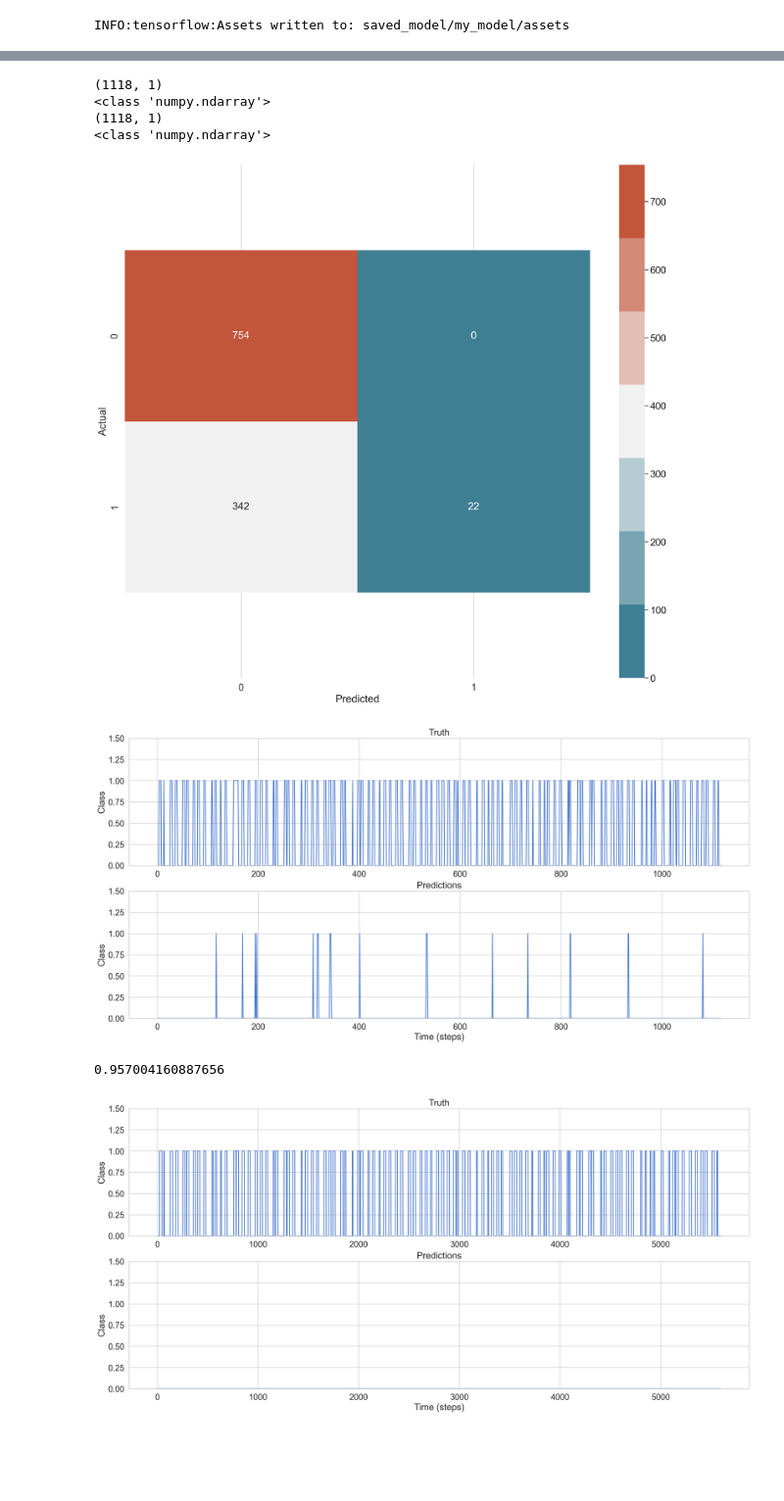
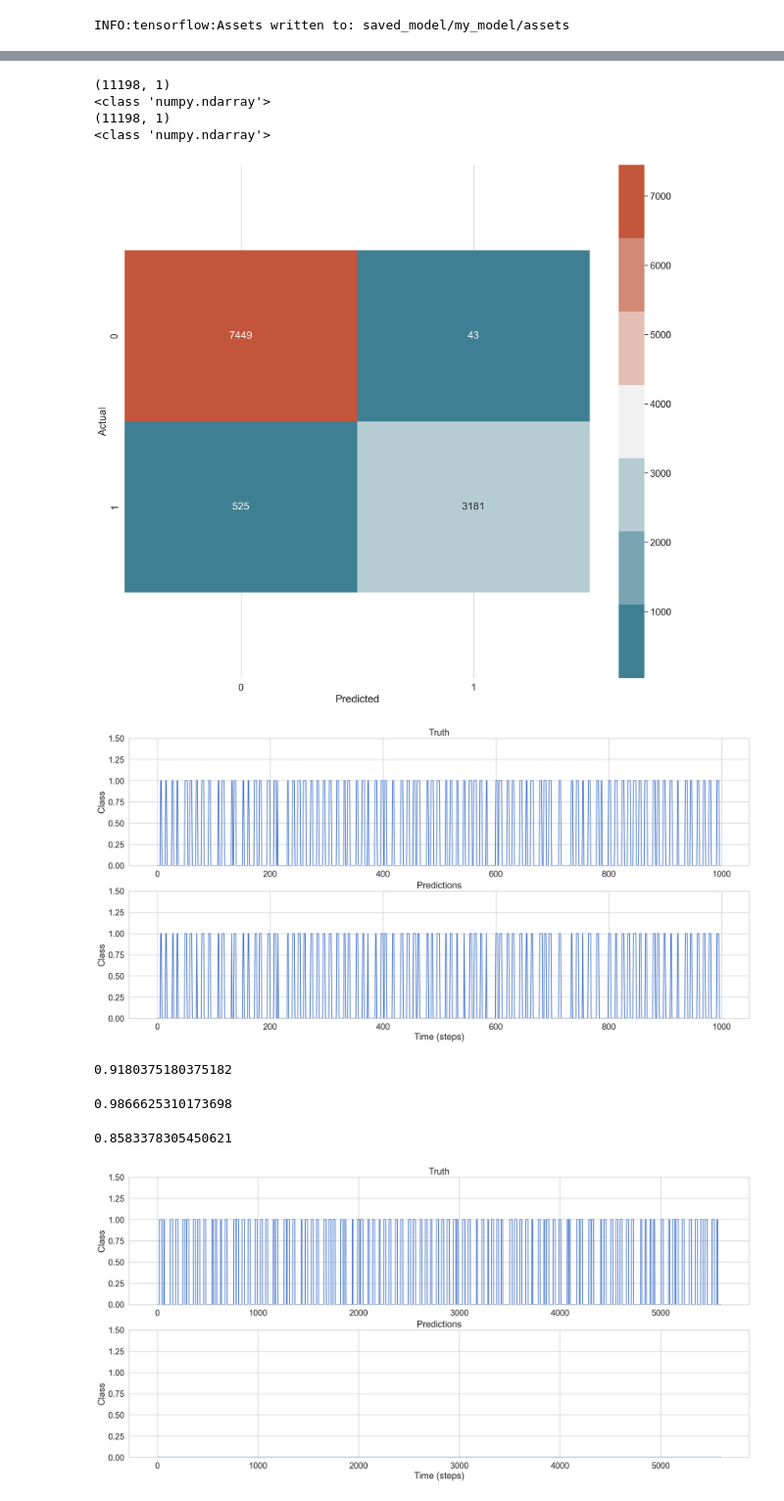
Before and after one commit to jwgerlach00/gunshot_sound_classification, a Jupyter notebook: tensorflow_bi_LSTM.ipynb, the cells around one changed output, grey strips where cells are left out. Shown at 98% size. Saved outputs shown, nothing was run; the diff lists cells and outputs as text; code cells hidden in the pictures; blank space fills up the shorter version.

```diff
--- a/tensorflow_bi_LSTM.ipynb
+++ b/tensorflow_bi_LSTM.ipynb
@@ -398,12 +398,12 @@ print(X_test.shape, y_test.shape)
 # %%
 # Include the epoch in the file name (uses `str.format`)
-checkpoint_path = "training_5/cp-best-val-acc.ckpt"
+checkpoint_path = "training_1/cp-best-val-acc.ckpt"
 checkpoint_dir = os.path.dirname(checkpoint_path)
 
 # Create a callback that saves the model's weights
 cp_callback = tf.keras.callbacks.ModelCheckpoint(
     filepath=checkpoint_path,
-    verbose=1,
+    verbose=0,
     monitor = 'val_acc',
     mode = 'max',
     save_best_only=True,
@@ -484,11 +484,11 @@ WARNING:tensorflow:Layer lstm_12 will not use cuDNN kernels since it doesn't mee
 # %%
 history = model.fit(
     X_train[:,:,:], y_train[:,:],
-    epochs=100,
+    epochs=5,
     batch_size=256,
     validation_split = .2,
     shuffle=False,
-    callbacks=[], #cp_callback
+    callbacks=[cp_callback], #cp_callback
     class_weight = class_weight
 )
 # %% [output]
@@ -516,0 +519,2 @@ plt.legend();
+# %%
+model.load_weights('training_1/cp-best-val-acc.ckpt/')
@@ -531,9 +538,9 @@ print(type(y_pred_int))
 print(y_test.shape)
 print(type(y_test))
 # %% [output]
-(1118, 1)
+(11198, 1)
 <class 'numpy.ndarray'>
-(1118, 1)
+(11198, 1)
 <class 'numpy.ndarray'>
 # %%
 from sklearn.metrics import confusion_matrix
@@ -562,7 +569,7 @@ plot_cm(
   y_pred_int,
 )
 # %% [output]
-[figure, old version]
+[figure, new version]
 # %%
 def plot_pred(y_true, y_pred):
   fig, ax = plt.subplots(2)
@@ -579,14 +586,24 @@ def plot_pred(y_true, y_pred):
   ax[1].set_ylim(0, 1.5) # update the ylim(bottom, top) values
   plt.show() # ta-da!
 # %%
-plot_pred(y_test, y_pred_int)
+plot_pred(y_test[0:1000], y_pred_int[0:1000])
 # %% [output]
-[figure, old version]
+[figure, new version]
 # %%
 from sklearn.metrics import f1_score
 f1_score(y_test,y_pred_int,average = 'binary')
 # %% [output]
-0.957004160887656
+0.9180375180375182
+# %%
+from sklearn.metrics import precision_score
+precision_score(y_test,y_pred_int,average = 'binary')
+# %% [output]
+0.9866625310173698
+# %%
+from sklearn.metrics import recall_score
+recall_score(y_test,y_pred_int,average = 'binary')
+# %% [output]
+0.8583378305450621
 # %%
 plot_pred(df_test['y'],np.zeros(len(df_test['y'])))
 # %% [output]
```
Also changed, not shown: parts of 12 cells of this notebook.
